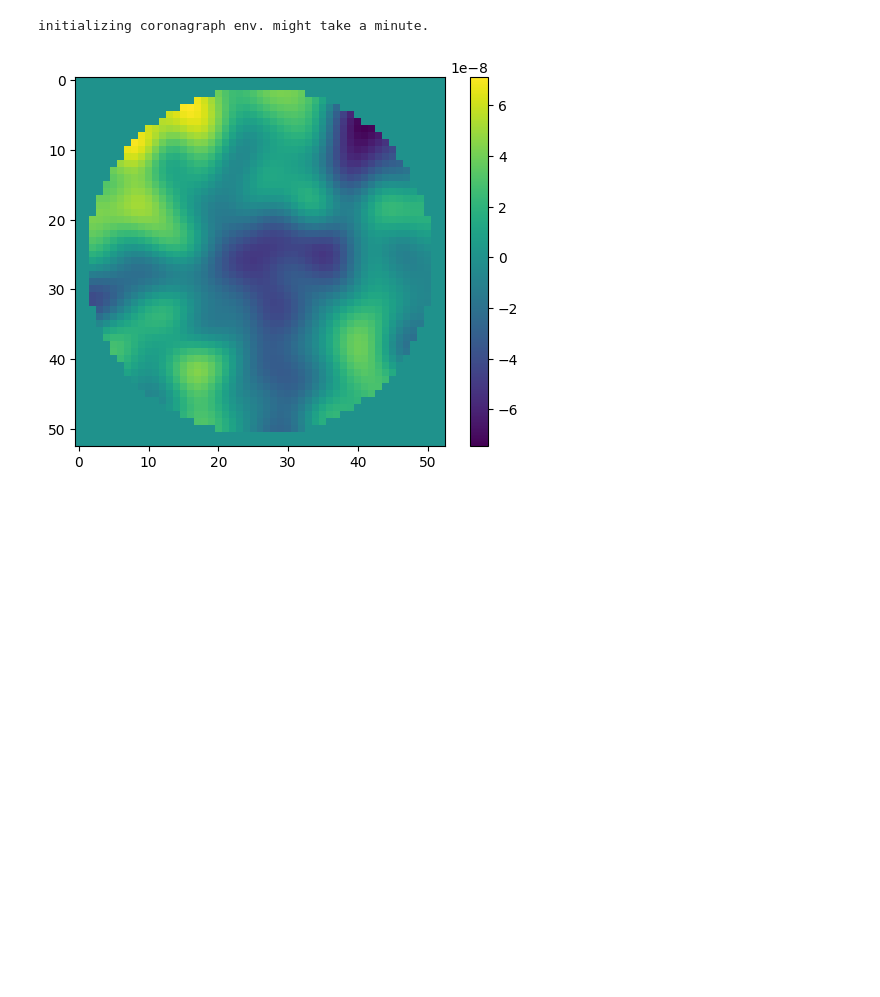
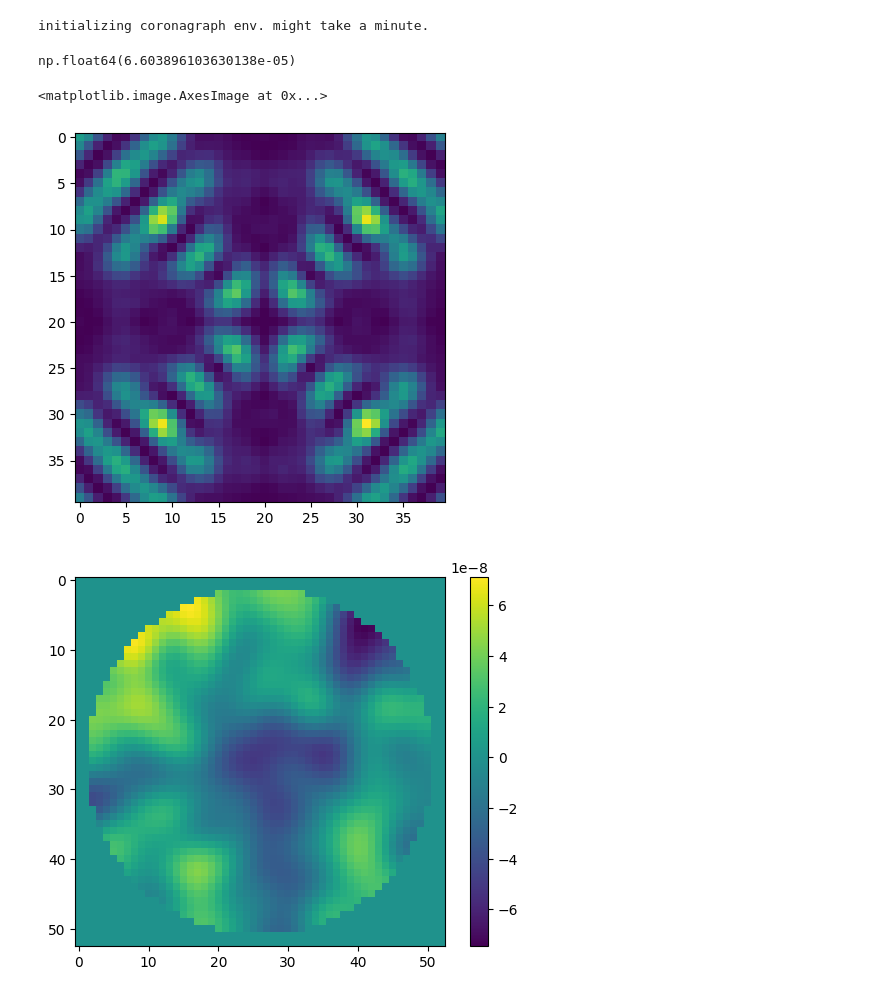
Before and after one commit to AlexeiKorolev/NASA-RL-Wavefront-Control, a Jupyter notebook: RL/testing.ipynb, the cells around one changed output. Cells and saved outputs as stored; diff of their text form; code cells hidden in the pictures; blank space fills up the shorter version.

```diff
--- a/RL/testing.ipynb
+++ b/RL/testing.ipynb
@@ -5,9 +5,15 @@ from hcipy import *
 from matplotlib import pyplot as plt
 import numpy as np
 # %%
-e = CoronagraphEnvironment(num_modes=100, pixels=50, oversizing_factor=(16 / 15), num_airy=15, coronagraph_charge=6)
+e = CoronagraphEnvironment(num_modes=100, pixels=50, oversizing_factor=(16 / 15), num_airy=5, coronagraph_charge=6)
 # %% [output]
 initializing coronagraph env. might take a minute.
+np.float64(6.603896103630138e-05)
+# %%
+plt.imshow(e.get_camera_image(delta_t=1000, crop=False) + 1)
+# %% [output]
+<matplotlib.image.AxesImage at 0x...>
+[figure, added]
 # %%
 e.deformable_mirror.flatten()
 e.set_random_dm(noise=0.01)
```
Also changed, not shown: parts of 4 cells of this notebook, 8 other files.
